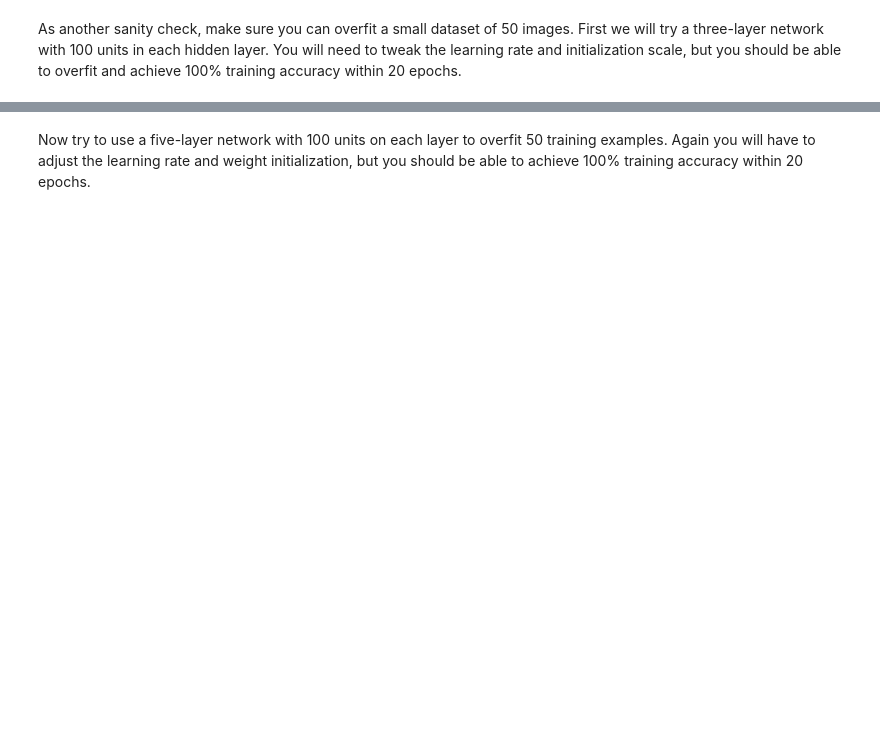
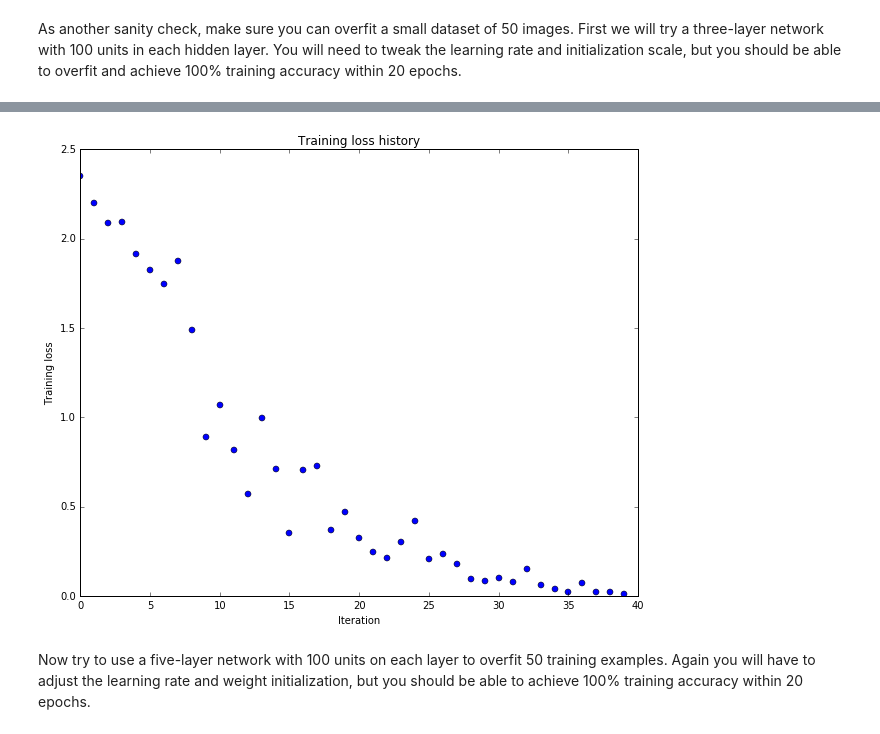
Before and after one commit to nghiattran/CS231n, a Jupyter notebook: assignment2/FullyConnectedNets.ipynb, the cells around one changed output, grey strips where cells are left out. Cells and saved outputs as stored; diff of their text form; code cells hidden in the pictures; blank space fills up the shorter version.

```diff
--- a/assignment2/FullyConnectedNets.ipynb
+++ b/assignment2/FullyConnectedNets.ipynb
@@ -332,7 +434,7 @@ small_data = {
 }
 
 weight_scale = 1e-2
-learning_rate = 1e-4
+learning_rate = 1e-2
 model = FullyConnectedNet([100, 100],
               weight_scale=weight_scale, dtype=np.float64)
 solver = Solver(model, small_data,
@@ -349,3 +451,4 @@ plt.title('Training loss history')
 plt.xlabel('Iteration')
 plt.ylabel('Training loss')
 plt.show()
+# %% [output]
@@ -352,3 +472,4 @@ plt.show()
+[figure, added]
 # %% [markdown]
 Now try to use a five-layer network with 100 units on each layer to overfit 50 training examples. Again you will have to adjust the learning rate and weight initialization, but you should be able to achieve 100% training accuracy within 20 epochs.
 # %%
```
Also changed, not shown: parts of 19 cells of this notebook, 5 other files.
